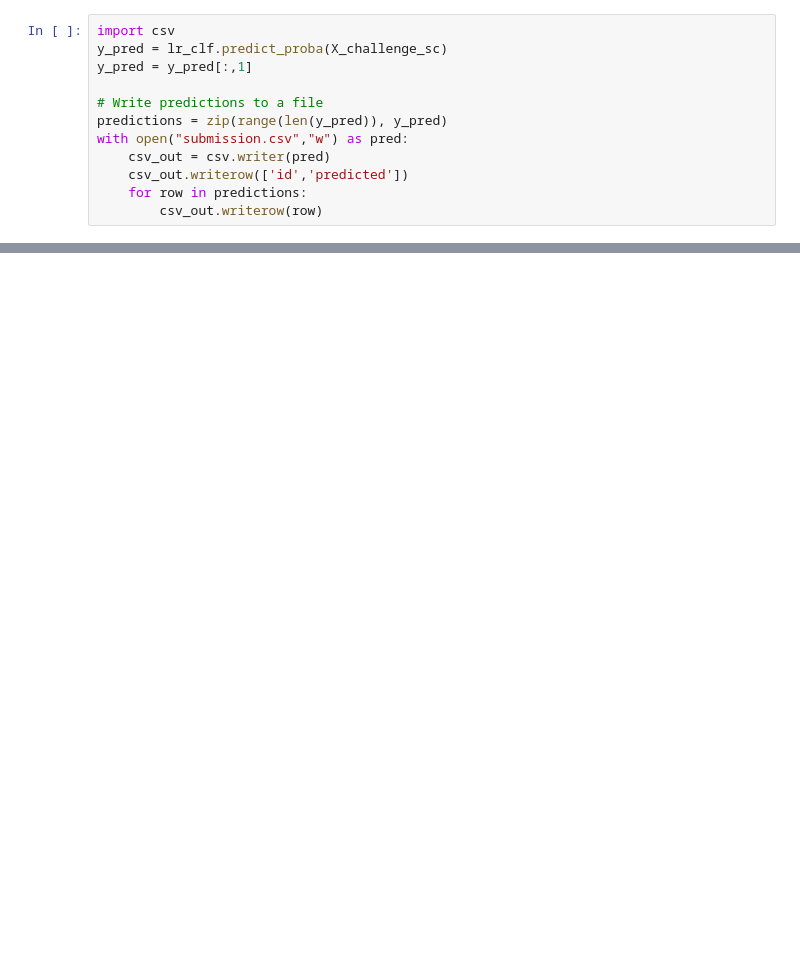
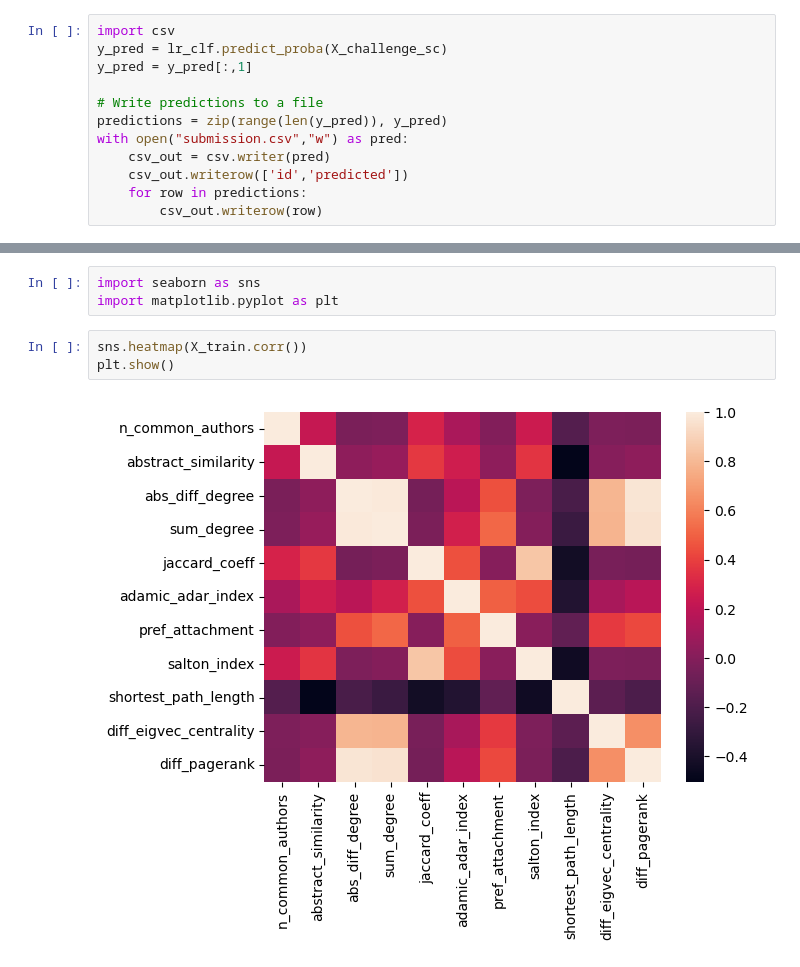
Before and after one commit to kevinassobo/ALTEGRAD-Challenge, a Jupyter notebook: notebooks/modelisation.ipynb, the cells around one changed output, grey strips where cells are left out. Cells and saved outputs as stored; diff of their text form; blank space fills up the shorter version.

```diff
--- a/notebooks/modelisation.ipynb
+++ b/notebooks/modelisation.ipynb
@@ -333,0 +526,8 @@ with open("submission.csv","w") as pred:
+# %%
+import seaborn as sns
+import matplotlib.pyplot as plt
+# %%
+sns.heatmap(X_train.corr())
+plt.show()
+# %% [output]
+[figure, added]
```
Also changed, not shown: parts of 58 cells of this notebook, 5 other files.
